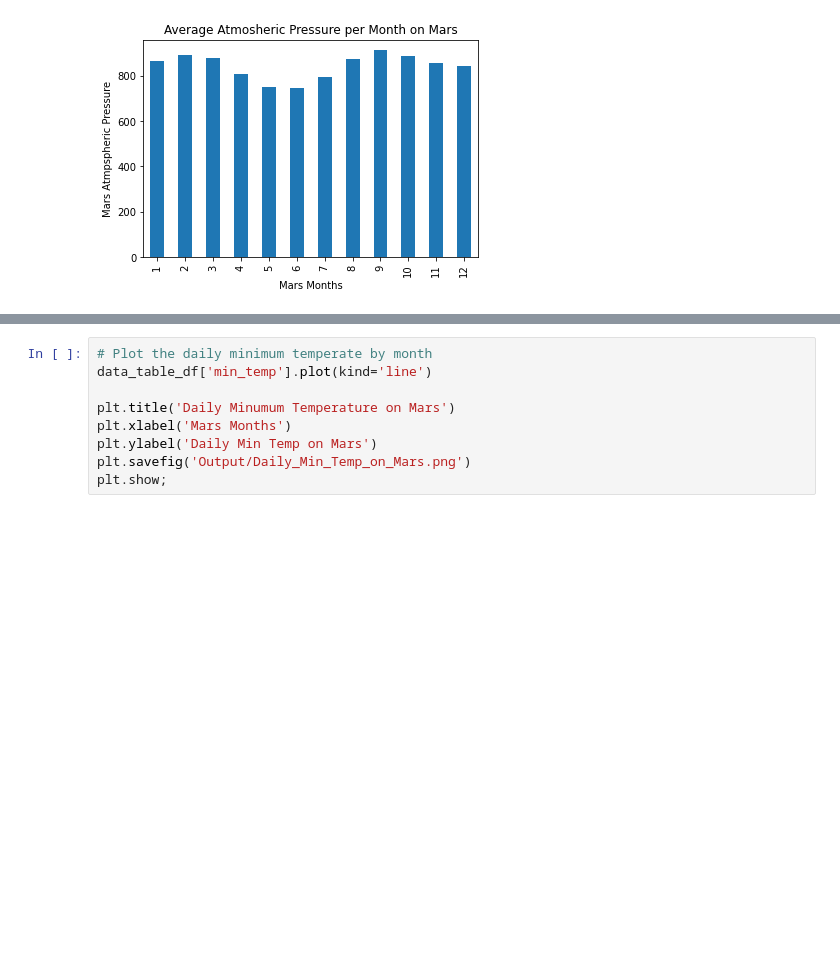
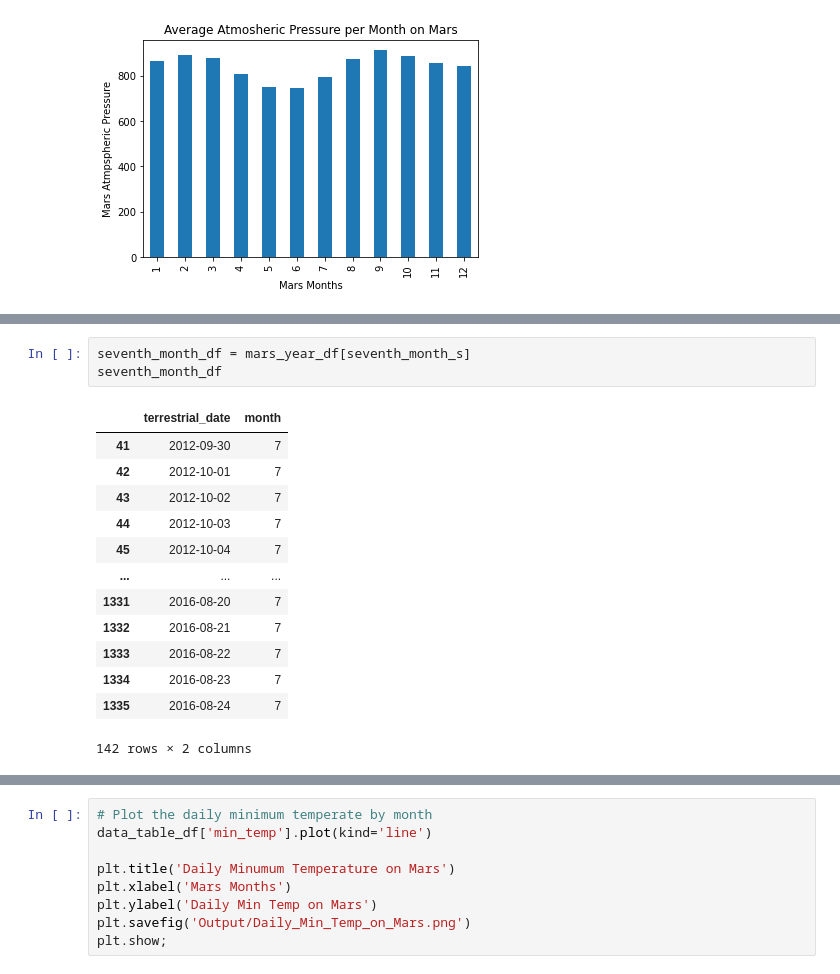
Before and after one commit to TroyFoote/Module11-Challenge, a Jupyter notebook: Mars/part_2_mars_weather.ipynb, the cells around one changed output, grey strips where cells are left out. Saved outputs shown, nothing was run; the diff lists cells and outputs as text; blank space fills up the shorter version.

```diff
--- a/Mars/part_2_mars_weather.ipynb
+++ b/Mars/part_2_mars_weather.ipynb
@@ -252,0 +275,17 @@ plt.show;
+# %%
+seventh_month_df = mars_year_df[seventh_month_s]
+seventh_month_df
+# %% [output]
+|  | terrestrial_date | month |
+| 41 | 2012-09-30 | 7 |
+| 42 | 2012-10-01 | 7 |
+| 43 | 2012-10-02 | 7 |
+| 44 | 2012-10-03 | 7 |
+| 45 | 2012-10-04 | 7 |
+| ... | ... | ... |
+| 1331 | 2016-08-20 | 7 |
+| 1332 | 2016-08-21 | 7 |
+| 1333 | 2016-08-22 | 7 |
+| 1334 | 2016-08-23 | 7 |
+| 1335 | 2016-08-24 | 7 |
+142 rows × 2 columns
```
Also changed, not shown: parts of 11 cells of this notebook, 2 other files.
